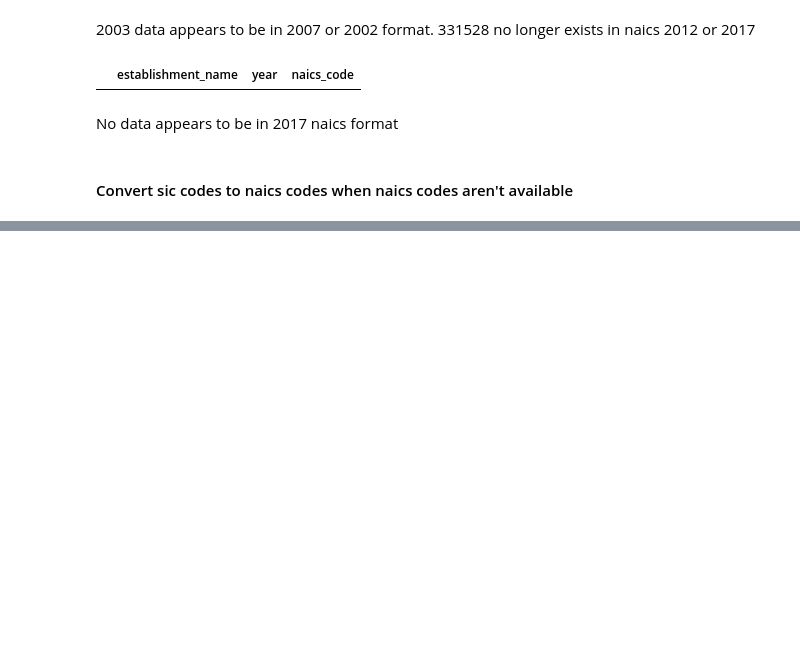
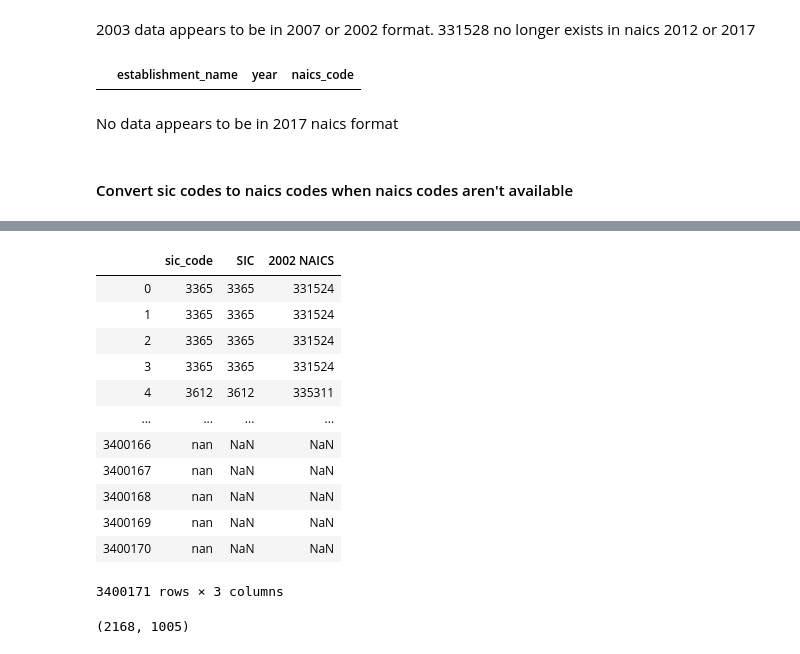
Before and after one commit to puruckertom/occupational_exposure, a Jupyter notebook: naics_code_matching.ipynb, the cells around one changed output, grey strips where cells are left out. Cells and saved outputs as stored; diff of their text form; code cells hidden in the pictures; blank space fills up the shorter version.

```diff
--- a/naics_code_matching.ipynb
+++ b/naics_code_matching.ipynb
@@ -119,0 +157,25 @@ sic_naics_2002 = pd.read_csv('data/naics/1987_SIC_to_2002_NAICS.csv')
+# %%
+sic_naics_2002 = pd.read_csv('data/naics/1987_SIC_to_2002_NAICS.csv',
+                            dtype={'SIC': str, '2002 NAICS': str},
+                             na_values = ["", " ", "0", "AUX", "Aux", "NaN", "nan"])
+#sic_naics_2002['SIC'] = sic_naics_2002['SIC'].astype(int)
+naics_missing = np.where(osha['naics_code'].astype(float) > 1000,0,1)
+sic = osha['sic_code'].astype(int, errors='ignore').astype(str)
+naics_from_sic = pd.DataFrame(sic).merge(sic_naics_2002[['SIC', '2002 NAICS']].dropna(), left_on='sic_code',
+                         right_on='SIC', how='left')
+naics_from_sic
+#naics_from_sic = naics_from_sic.groupby(['SIC'])['2002 NAICS'].first().reset_index()
+# %% [output]
+|  | sic_code | SIC | 2002 NAICS |
+| 0 | 3365 | 3365 | 331524 |
+| 1 | 3365 | 3365 | 331524 |
+| 2 | 3365 | 3365 | 331524 |
+| 3 | 3365 | 3365 | 331524 |
+| 4 | 3612 | 3612 | 335311 |
+| ... | ... | ... | ... |
+| 3400166 | nan | NaN | NaN |
+| 3400167 | nan | NaN | NaN |
+| 3400168 | nan | NaN | NaN |
+| 3400169 | nan | NaN | NaN |
+| 3400170 | nan | NaN | NaN |
+3400171 rows × 3 columns
@@ -119,0 +197,8 @@ sic_naics_2002 = pd.read_csv('data/naics/1987_SIC_to_2002_NAICS.csv')
+# %%
+sic_naics_2002 = pd.read_csv('data/naics/1987_SIC_to_2002_NAICS.csv',
+                            dtype={'SIC': str, '2002 NAICS': str},
+                             na_values = ["", " ", "0", "AUX", "Aux", "NaN", "nan"])
+sic_naics_2002_one2one = sic_naics_2002.drop_duplicates(subset=['SIC']) #make one to one, keeping first mapping of NAICS
+len(sic_naics_2002), len(sic_naics_2002_one2one)
+# %% [output]
+(2168, 1005)
```
Also changed, not shown: parts of 15 cells of this notebook, 3 other files.
